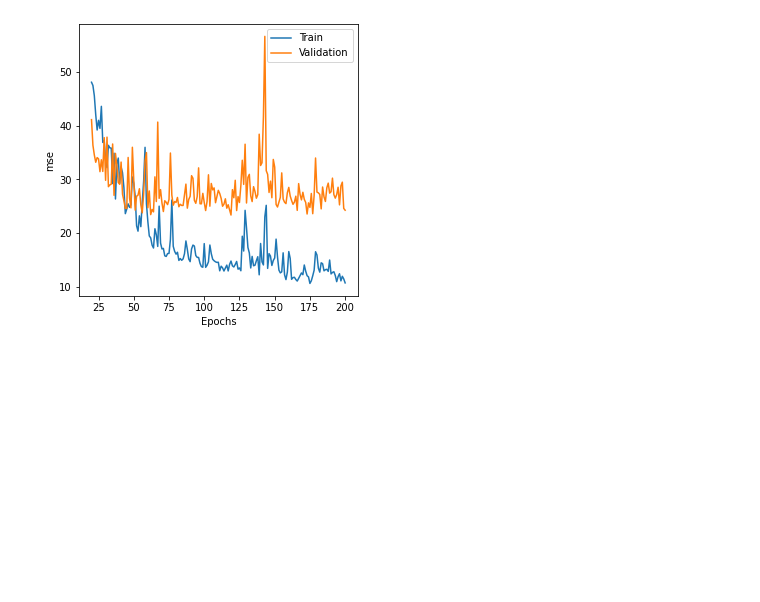
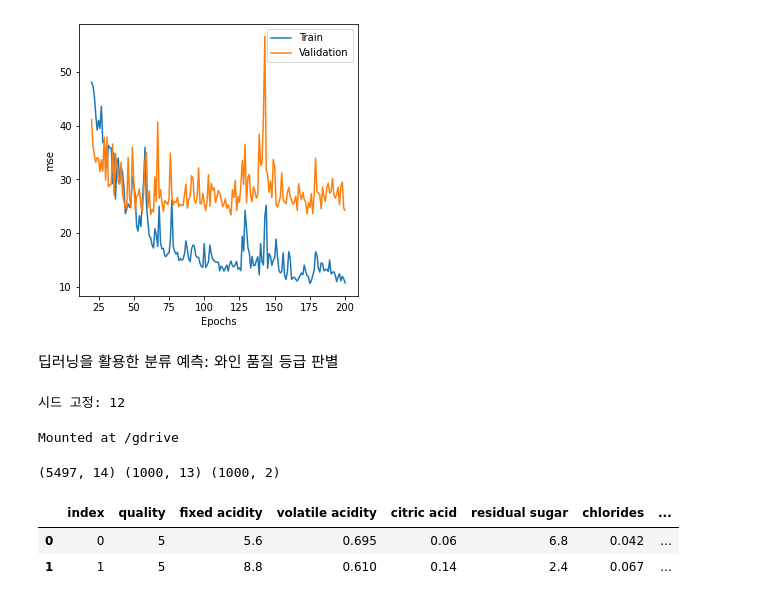
Before and after one commit to daaanum/daaan, a Jupyter notebook: 딥러닝입문.ipynb, the cells around one changed output. Cells and saved outputs as stored; diff of their text form; code cells hidden in the pictures; blank space fills up the shorter version.

Commit message:
Colaboratory를 통해 생성됨

```diff
--- a/딥러닝입문.ipynb
+++ b/딥러닝입문.ipynb
@@ -222,3 +226,39 @@ plot_loss_curve(total_epoch=200, start=1)
 plot_loss_curve(total_epoch=200, start=20)
 # %% [output]
 [figure]
+# %% [markdown]
+딥러닝을 활용한 분류 예측: 와인 품질 등급 판별
+# %%
+import pandas as pd
+import numpy as np
+import random
+import tensorflow as tf
+
+SEED=12
+random.seed(SEED)
+np.random.seed(SEED)
+tf.random.set_seed(SEED)
+print("시드 고정:", SEED)
+# %% [output]
+시드 고정: 12
+# %%
+from google.colab import drive
+drive.mount('/gdrive')
+# %% [output]
+Mounted at /gdrive
+# %%
+drive_path = "/gdrive/My Drive/"
+
+train = pd.read_csv(drive_path + 'wine/train.csv')
+test = pd.read_csv(drive_path + 'wine/test.csv')
+submission = pd.read_csv(drive_path + 'wine/sample_submission.csv')
+
+print(train.shape, test.shape, submission.shape)
+# %% [output]
+(5497, 14) (1000, 13) (1000, 2)
+# %%
+train.head(2)
+# %% [output]
+|  | index | quality | fixed acidity | volatile acidity | citric acid | residual sugar | chlorides | ... |
+| 0 | 0 | 5 | 5.6 | 0.695 | 0.06 | 6.8 | 0.042 | ... |
+| 1 | 1 | 5 | 8.8 | 0.610 | 0.14 | 2.4 | 0.067 | ... |
```
Also changed, not shown: parts of 8 cells of this notebook.
